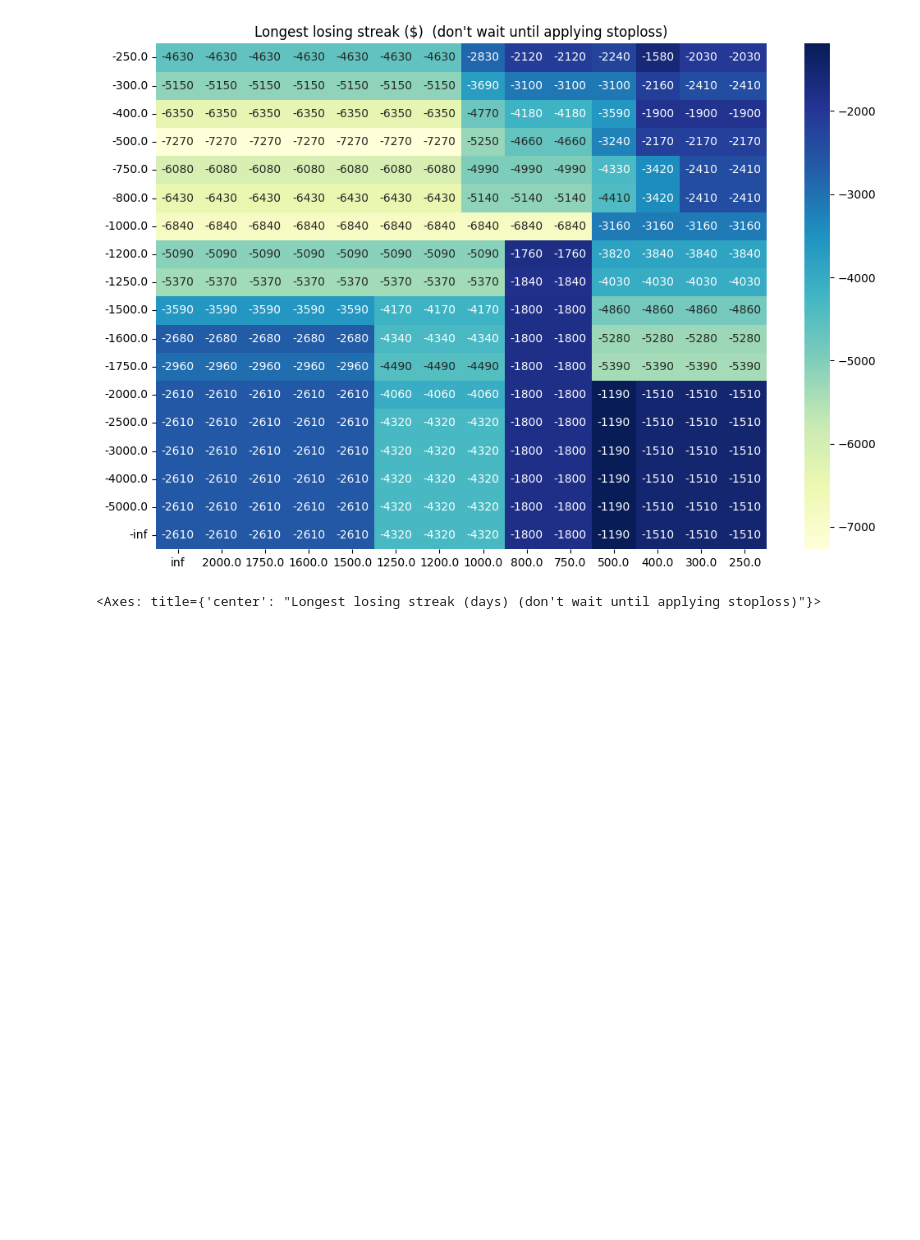
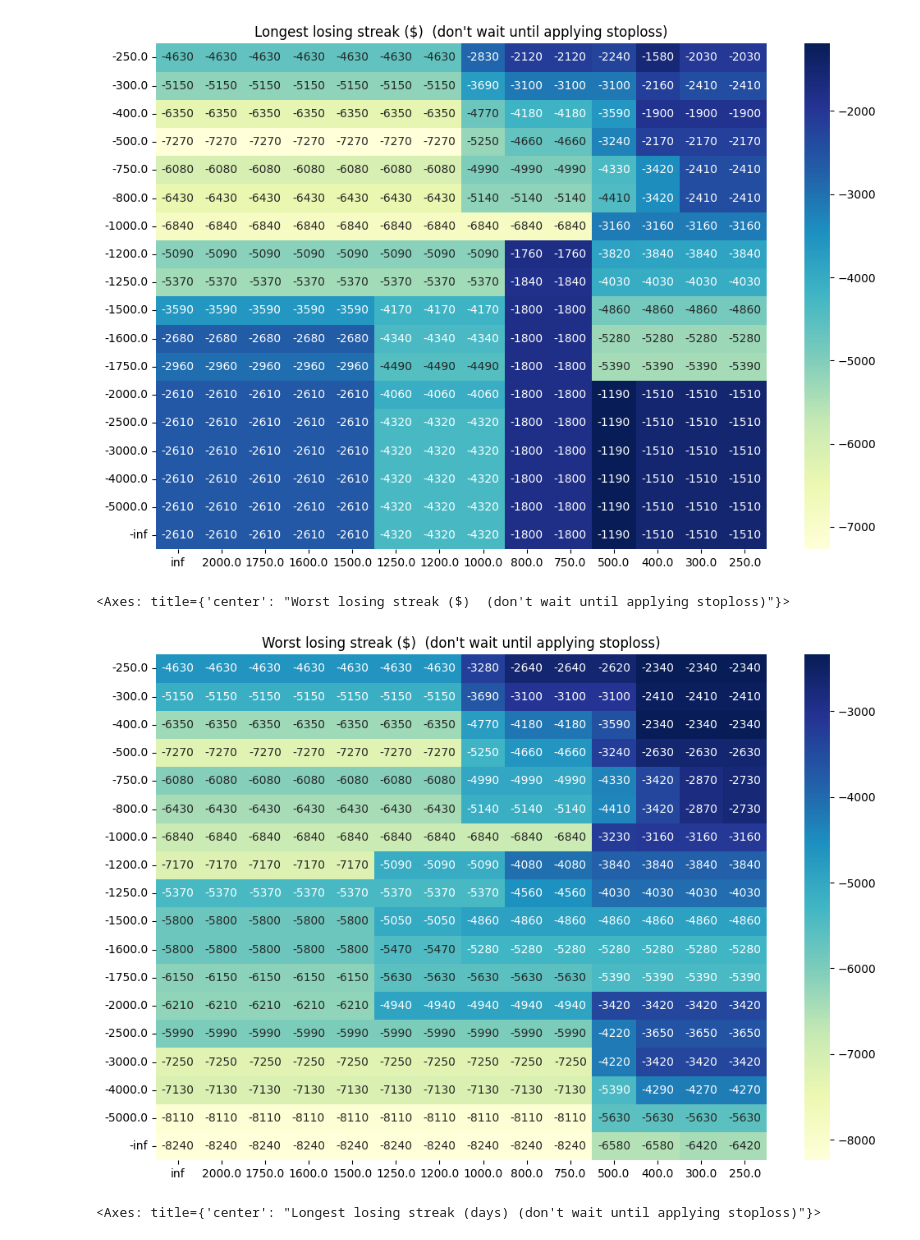
Before and after one commit to yalishanda42/stonksbot, a Jupyter notebook: options/backtest_analysis.ipynb, the cells around one changed output. Saved outputs shown, nothing was run; the diff lists cells and outputs as text; code cells hidden in the pictures; blank space fills up the shorter version.

Commit message:
Extend losing streak analysis

```diff
--- a/options/backtest_analysis.ipynb
+++ b/options/backtest_analysis.ipynb
@@ -359,6 +359,12 @@ def longest_losing_streak_days(arr):
     )
     return longest_negative_streak_days
 
+def max_losing_streak(arr):
+    return min(
+        count_losing_streak_subarray(arr[i:])[1]
+        for i in range(len(arr))
+    )
 
-longest_losing_streak_days(daily_pnl), longest_losing_streak_loss(daily_pnl)
+
+longest_losing_streak_days(daily_pnl), longest_losing_streak_loss(daily_pnl), max_losing_streak(daily_pnl)
 # %% [output]
@@ -405,6 +411,27 @@ sns.heatmap(longest_losing_streak_loss_df, annot=True, fmt=".0f", cmap="YlGnBu")
 # %% [output]
 <Axes: title={'center': "Longest losing streak ($)  (don't wait until applying stoploss)"}>
 [figure]
+# %%
+worst_losing_streak_loss_df = pd.DataFrame(
+    {
+        profit_cat: [
+            max_losing_streak(np.array([
+                closing_strategy_limit_or_stoploss_after_n_or_last_m(profit_cat, loss_cat, 0, EXLUDE_LAST_N)(daily_movement)
+                for daily_movement in daily_movements
+            ]))
+            for loss_cat in loss_categories
+        ]
+        for profit_cat in profit_categories
+    },
+    index=loss_categories
+)
+
+plt.figure(figsize=(12, 8))
+plt.title("Worst losing streak ($)  (don't wait until applying stoploss)")
+sns.heatmap(worst_losing_streak_loss_df, annot=True, fmt=".0f", cmap="YlGnBu")
+# %% [output]
+<Axes: title={'center': "Worst losing streak ($)  (don't wait until applying stoploss)"}>
+[figure, added]
 # %%
 longest_losing_streak_days_df = pd.DataFrame(
     {
```
Also changed, not shown: parts of 2 cells of this notebook.
